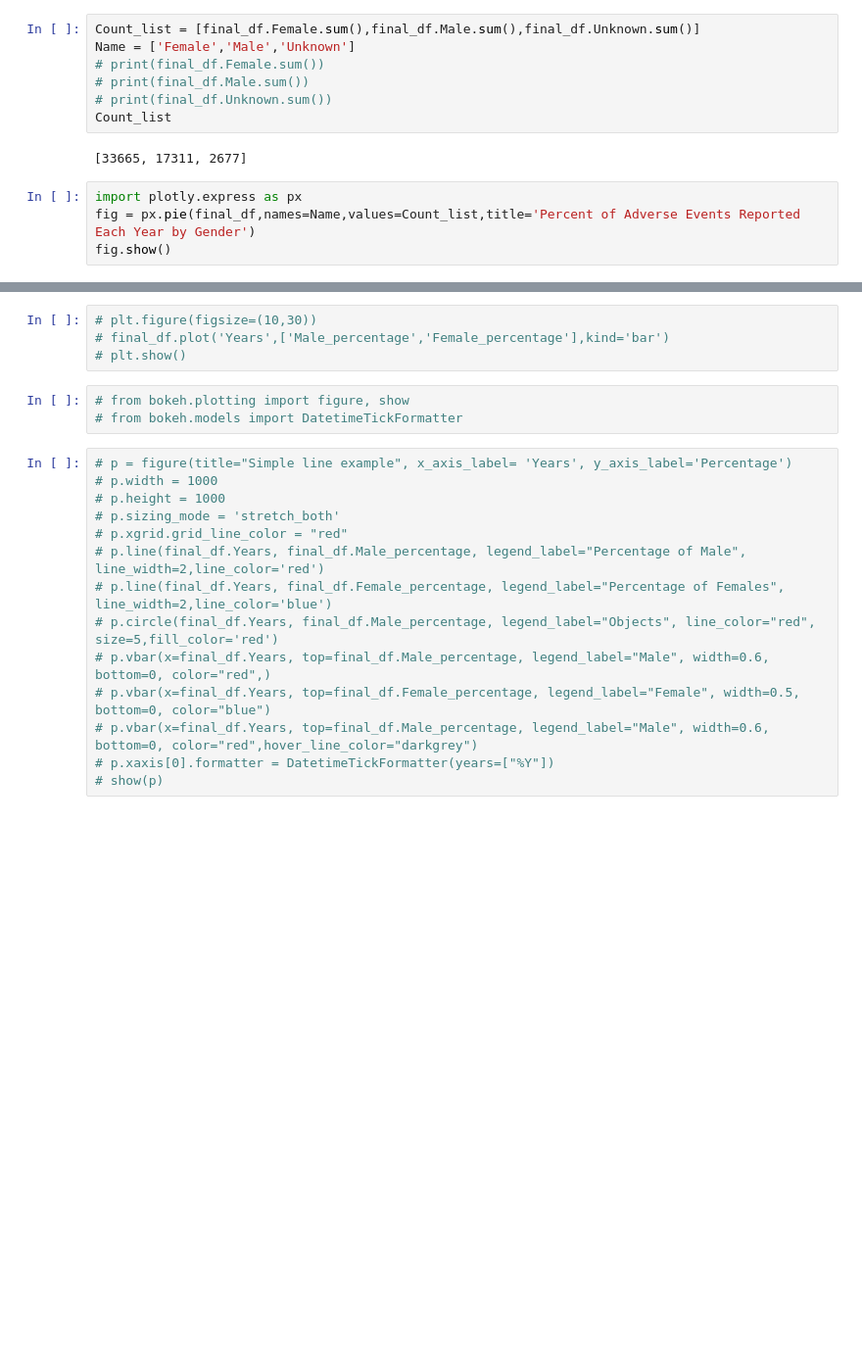
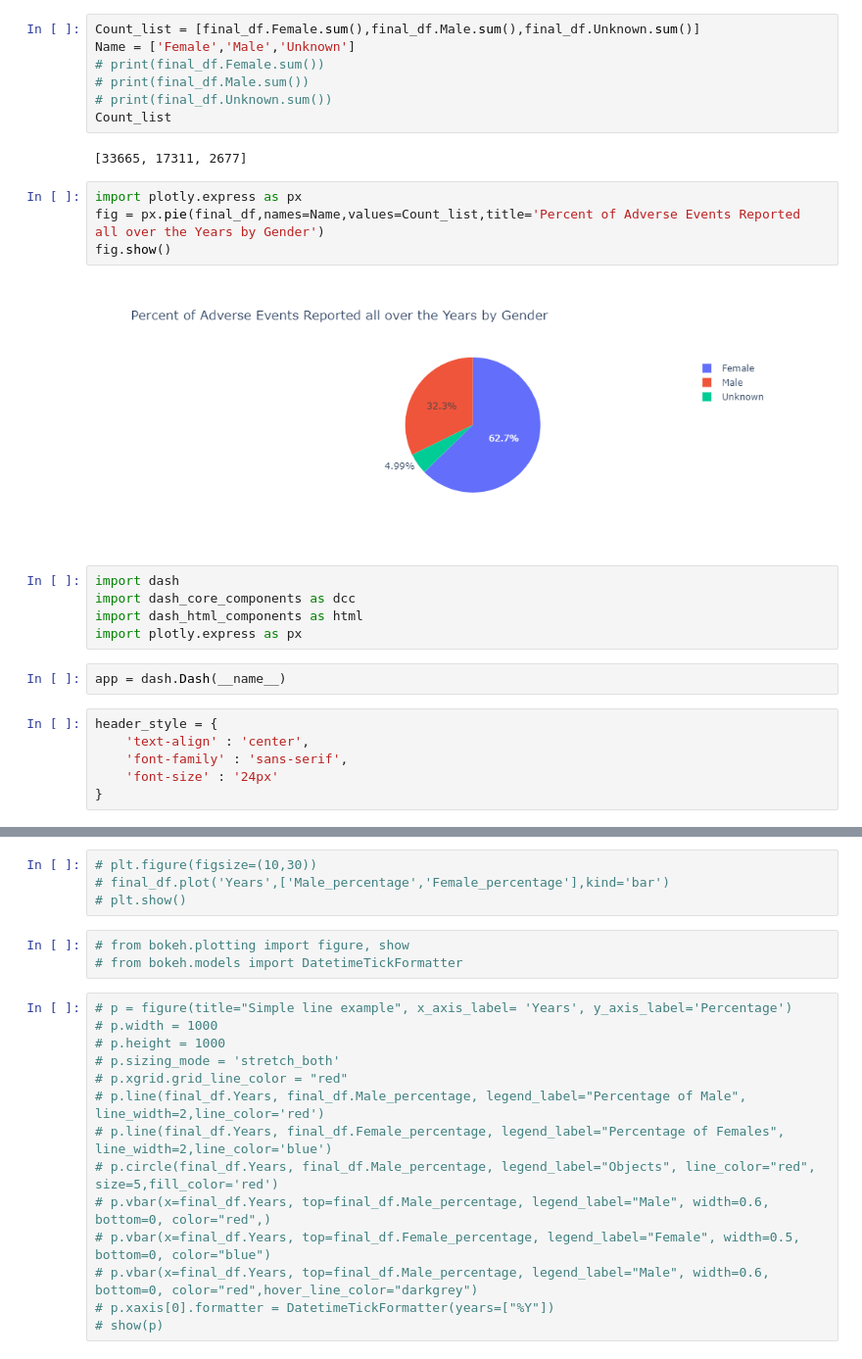
Before and after one commit to narsimrao/Novo_nordisk_comp, a Jupyter notebook: Novo_Nordisk_competition.ipynb, the cells around one changed output, grey strips where cells are left out. Shown at 98% size. Drawn from its saved outputs; the diff is of its cells as text; blank space fills up the shorter version.

```diff
--- a/Novo_Nordisk_competition.ipynb
+++ b/Novo_Nordisk_competition.ipynb
@@ -198,5 +200,20 @@ Count_list
 [33665, 17311, 2677]
 # %%
 import plotly.express as px
-fig = px.pie(final_df,names=Name,values=Count_list,title='Percent of Adverse Events Reported Each Year by Gender')
+fig = px.pie(final_df,names=Name,values=Count_list,title='Percent of Adverse Events Reported all over the Years by Gender')
 fig.show()
+# %% [output]
+[figure, added]
+# %%
+import dash
+import dash_core_components as dcc
+import dash_html_components as html
+import plotly.express as px
+# %%
+app = dash.Dash(__name__)
+# %%
+header_style = {
+    'text-align' : 'center',
+    'font-family' : 'sans-serif',
+    'font-size' : '24px'
+}
```
Also changed, not shown: parts of 3 cells of this notebook.
